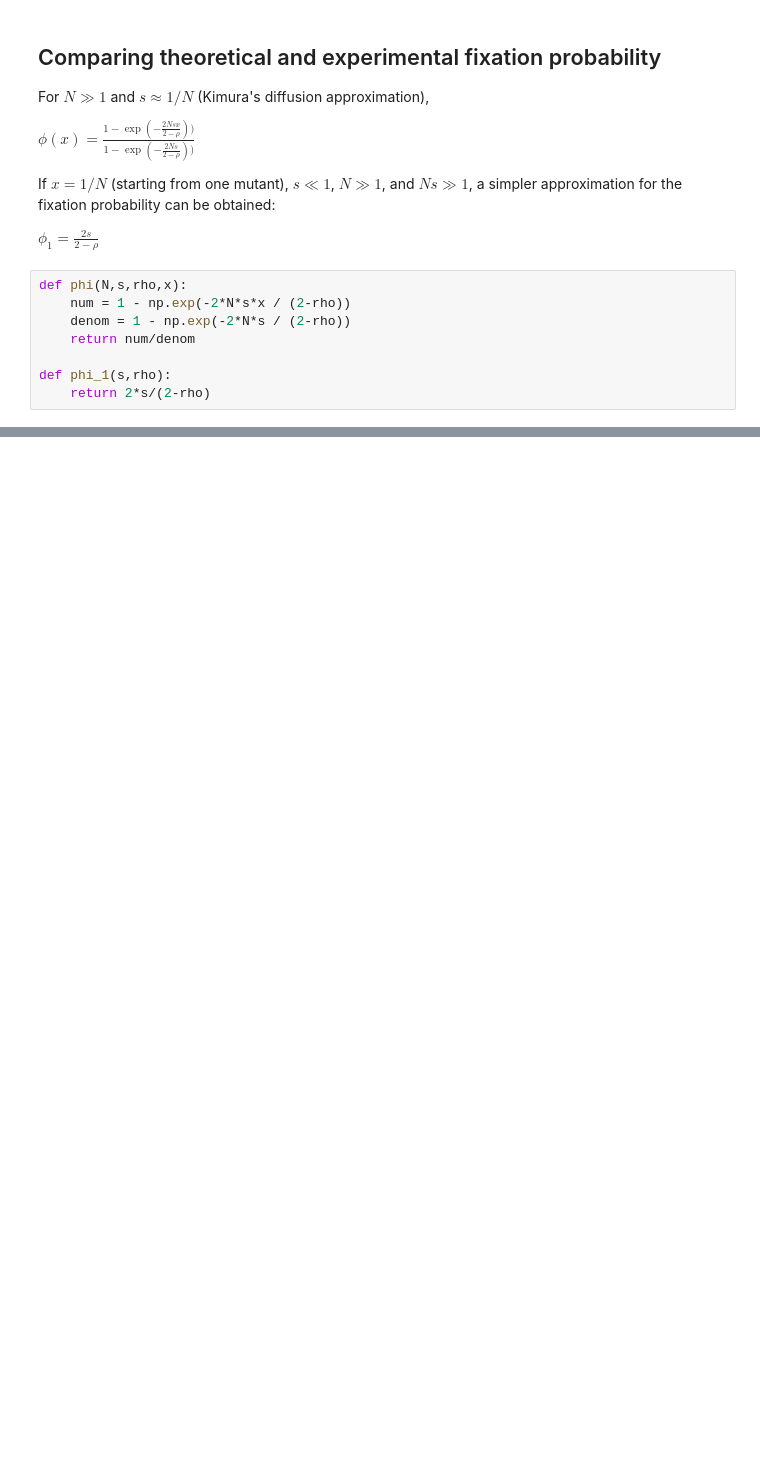
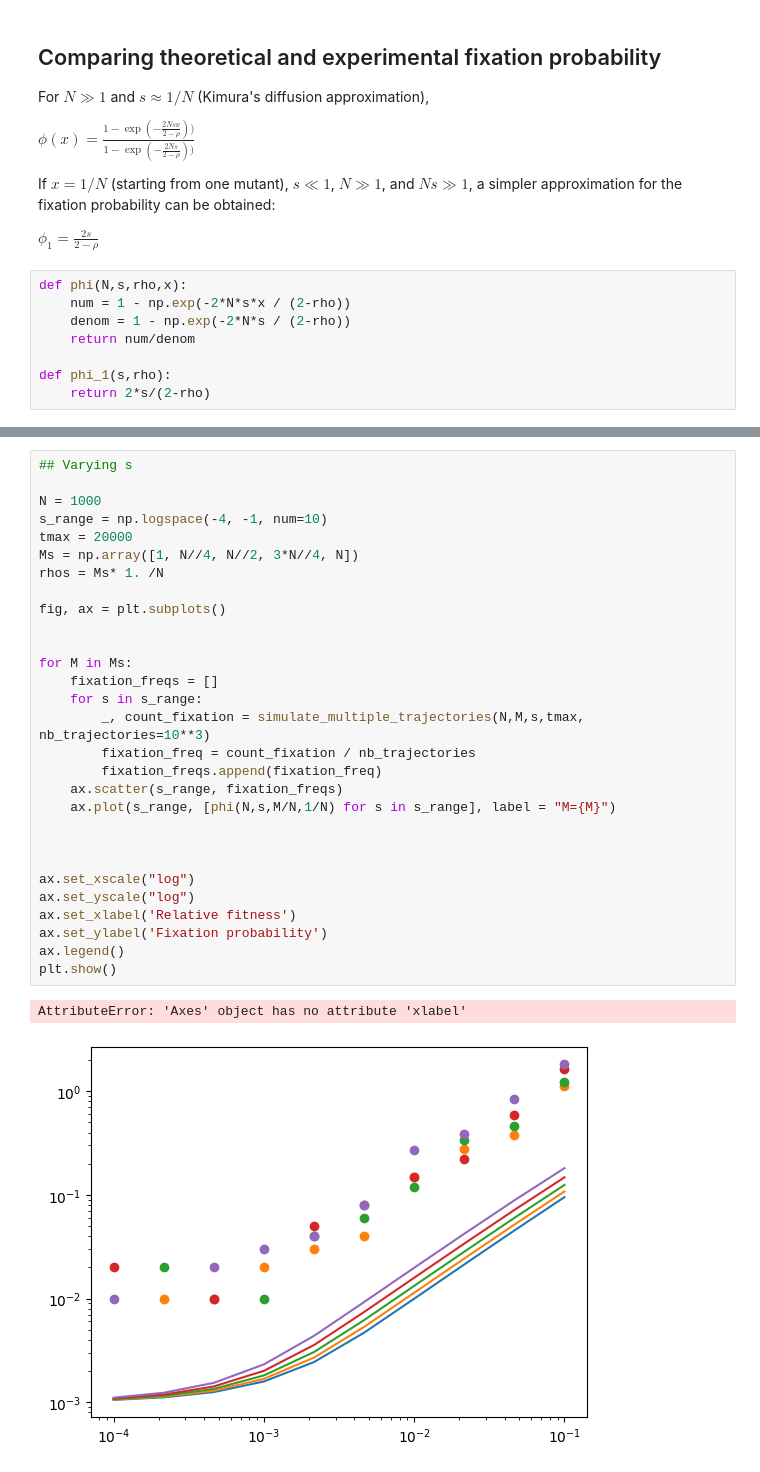
Before and after one commit to Bitbol-Lab/partial_sampling_spatially_structured_population, a Jupyter notebook: well-mixed.ipynb, the cells around one changed output, grey strips where cells are left out. Saved outputs shown, nothing was run; the diff lists cells and outputs as text; blank space fills up the shorter version.

```diff
--- a/well-mixed.ipynb
+++ b/well-mixed.ipynb
@@ -204,0 +193,32 @@ plt.show()
+# %%
+## Varying s
+
+N = 1000
+s_range = np.logspace(-4, -1, num=10)
+tmax = 20000
+Ms = np.array([1, N//4, N//2, 3*N//4, N])
+rhos = Ms* 1. /N
+
+fig, ax = plt.subplots()
+
+
+for M in Ms:
+    fixation_freqs = []
+    for s in s_range:
+        _, count_fixation = simulate_multiple_trajectories(N,M,s,tmax, nb_trajectories=10**3)
+        fixation_freq = count_fixation / nb_trajectories
+        fixation_freqs.append(fixation_freq)
+    ax.scatter(s_range, fixation_freqs)
+    ax.plot(s_range, [phi(N,s,M/N,1/N) for s in s_range], label = "M={M}")
+
+
+
+ax.set_xscale("log")
+ax.set_yscale("log")
+ax.set_xlabel('Relative fitness')
+ax.set_ylabel('Fixation probability')
+ax.legend()
+plt.show()
+# %% [output]
+AttributeError: 'Axes' object has no attribute 'xlabel'
+[figure, added]
```
Also changed, not shown: parts of 7 cells of this notebook.
